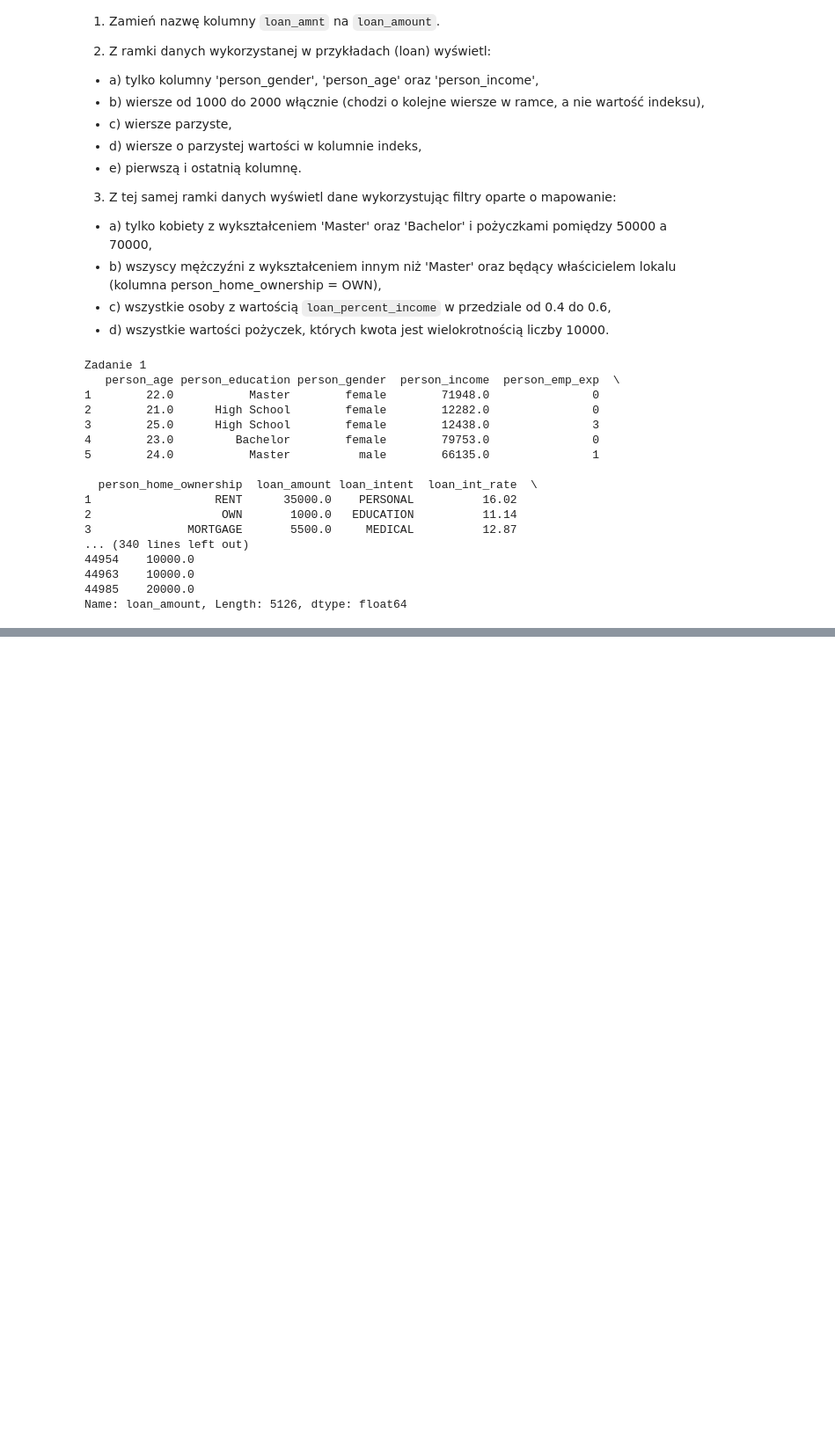
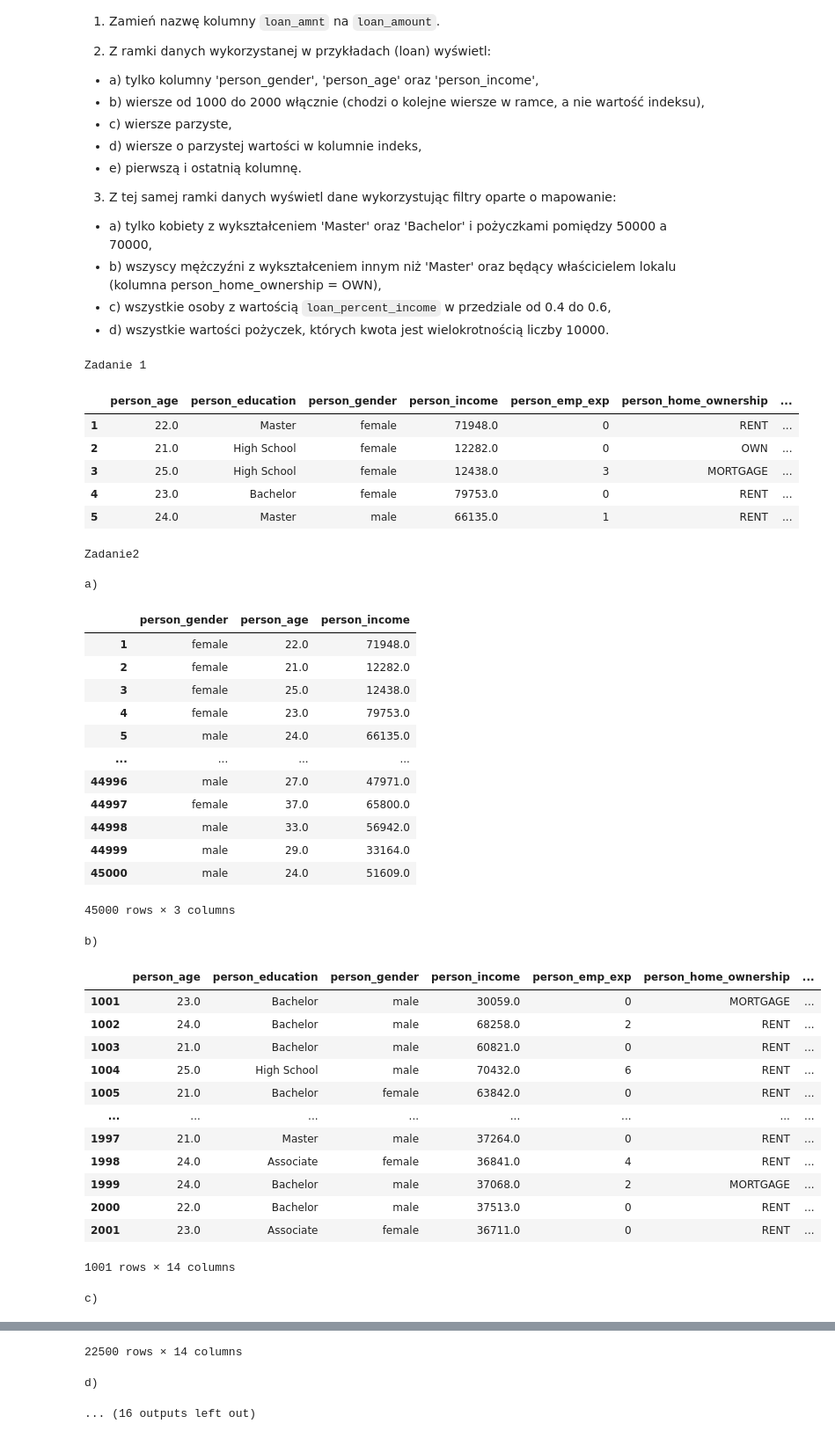
Before and after one commit to Mateusz22SWPS/Projekt, a Jupyter notebook: lab_05/lab_05.ipynb, the cells around one changed output, grey strips where cells are left out. Shown at 88% size. Saved outputs shown, nothing was run; the diff lists cells and outputs as text; code cells hidden in the pictures; blank space fills up the shorter version.

```diff
--- a/lab_05/lab_05.ipynb
+++ b/lab_05/lab_05.ipynb
@@ -518,92 +518,113 @@ df.query('person_education == ["Doctorate", "Master"] & person_age > 40')
 df.rename(columns={"loan_amnt": "loan_amount"}, inplace=True)
 
 print("Zadanie 1")
-print(df.head())
+display(df.head())
 
 # =========================
 # WYŚWIETLANIE DANYCH
 # =========================
 
-print('/nZadanie2')
+print('\nZadanie2')
 
 # a)
 print("\na)")
-print(df[["person_gender", "person_age", "person_income"]])
+display(df[["person_gender", "person_age", "person_income"]])
 
 # b)
 print("\nb)")
-print(df.iloc[1000:2001])
+display(df.iloc[1000:2001])
 
 # c)
 print("\nc)")
-print(df.iloc[::2])
+display(df.iloc[::2])
 
 # d)
 print("\nd)")
-print(df[df.index % 2 == 0])
+display(df[df.index % 2 == 0])
 
 # e)
 print("\ne)")
-print(df.iloc[:, [0, -1]])
+display(df.iloc[:, [0, -1]])
 
 # =========================
 # FILTROWANIE
 # =========================
 
-print('/nZadanie3')
+print('\nZadanie3')
 
 # a)
 
 print("\nfilter a)")
-print(
+display(
     df[
         (df["person_gender"] == "female") &
         (df["person_education"].isin(["Master", "Bachelor"])) &
         (df["loan_amount"].between(50000, 70000))
       ]
     )
 # nie ma tak dużych pożyczek i tabela jest pusta
 # b)
 
 print("\nfilter b)")
-print(
+display(
      df[
          (df["person_gender"] == "male") &
          (df["person_education"] != "Master") &
          (df["person_home_ownership"] == "OWN")
        ]
      )
 # c)
 
 print("\nfilter c)")
-print(
+display(
     df[
         df["loan_percent_income"].between(0.4, 0.6)
          ]
     )
 # d)
 
 print("\nfilter d)")
-print(
+display(
     df[
         df["loan_amount"] % 10000 == 0
         ]["loan_amount"]
     )
 # %% [output]
 Zadanie 1
-   person_age person_education person_gender  person_income  person_emp_exp  \
-1        22.0           Master        female        71948.0               0
-2        21.0      High School        female        12282.0               0
-3        25.0      High School        female        12438.0               3
-4        23.0         Bachelor        female        79753.0               0
-5        24.0           Master          male        66135.0               1
-
-  person_home_ownership  loan_amount loan_intent  loan_int_rate  \
-1                  RENT      35000.0    PERSONAL          16.02
-2                   OWN       1000.0   EDUCATION          11.14
-3              MORTGAGE       5500.0     MEDICAL          12.87
-... (340 lines left out)
-44954    10000.0
-44963    10000.0
-44985    20000.0
-Name: loan_amount, Length: 5126, dtype: float64
+|  | person_age | person_education | person_gender | person_income | person_emp_exp | person_home_ownership | ... |
+| 1 | 22.0 | Master | female | 71948.0 | 0 | RENT | ... |
+| 2 | 21.0 | High School | female | 12282.0 | 0 | OWN | ... |
+| 3 | 25.0 | High School | female | 12438.0 | 3 | MORTGAGE | ... |
+| 4 | 23.0 | Bachelor | female | 79753.0 | 0 | RENT | ... |
+| 5 | 24.0 | Master | male | 66135.0 | 1 | RENT | ... |
+Zadanie2
+
+a)
+|  | person_gender | person_age | person_income |
+| 1 | female | 22.0 | 71948.0 |
+| 2 | female | 21.0 | 12282.0 |
+| 3 | female | 25.0 | 12438.0 |
+| 4 | female | 23.0 | 79753.0 |
+| 5 | male | 24.0 | 66135.0 |
+| ... | ... | ... | ... |
+| 44996 | male | 27.0 | 47971.0 |
+| 44997 | female | 37.0 | 65800.0 |
+| 44998 | male | 33.0 | 56942.0 |
+| 44999 | male | 29.0 | 33164.0 |
+| 45000 | male | 24.0 | 51609.0 |
+45000 rows × 3 columns
+b)
+|  | person_age | person_education | person_gender | person_income | person_emp_exp | person_home_ownership | ... |
+| 1001 | 23.0 | Bachelor | male | 30059.0 | 0 | MORTGAGE | ... |
+| 1002 | 24.0 | Bachelor | male | 68258.0 | 2 | RENT | ... |
+| 1003 | 21.0 | Bachelor | male | 60821.0 | 0 | RENT | ... |
+| 1004 | 25.0 | High School | male | 70432.0 | 6 | RENT | ... |
+| 1005 | 21.0 | Bachelor | female | 63842.0 | 0 | RENT | ... |
+| ... | ... | ... | ... | ... | ... | ... | ... |
+| 1997 | 21.0 | Master | male | 37264.0 | 0 | RENT | ... |
+| 1998 | 24.0 | Associate | female | 36841.0 | 4 | RENT | ... |
+| 1999 | 24.0 | Bachelor | male | 37068.0 | 2 | MORTGAGE | ... |
+| 2000 | 22.0 | Bachelor | male | 37513.0 | 0 | RENT | ... |
+| 2001 | 23.0 | Associate | female | 36711.0 | 0 | RENT | ... |
+1001 rows × 14 columns
+c)
@@ -609,0 +643,3 @@ Name: loan_amount, Length: 5126, dtype: float64
+22500 rows × 14 columns
+d)
+... (16 outputs left out)
```
Also changed, not shown: parts of 1 cell of this notebook.
